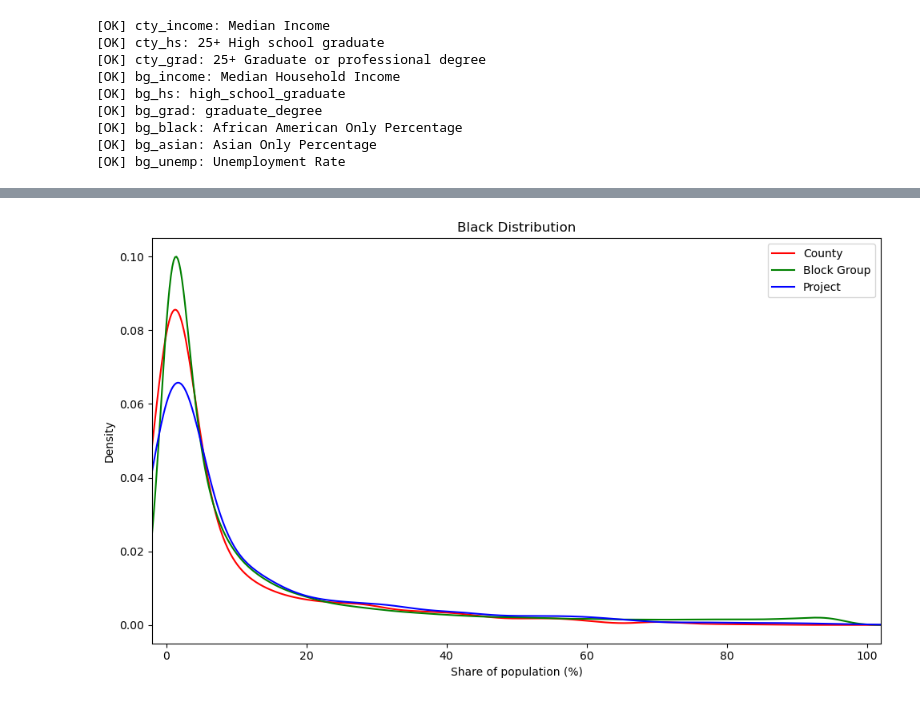
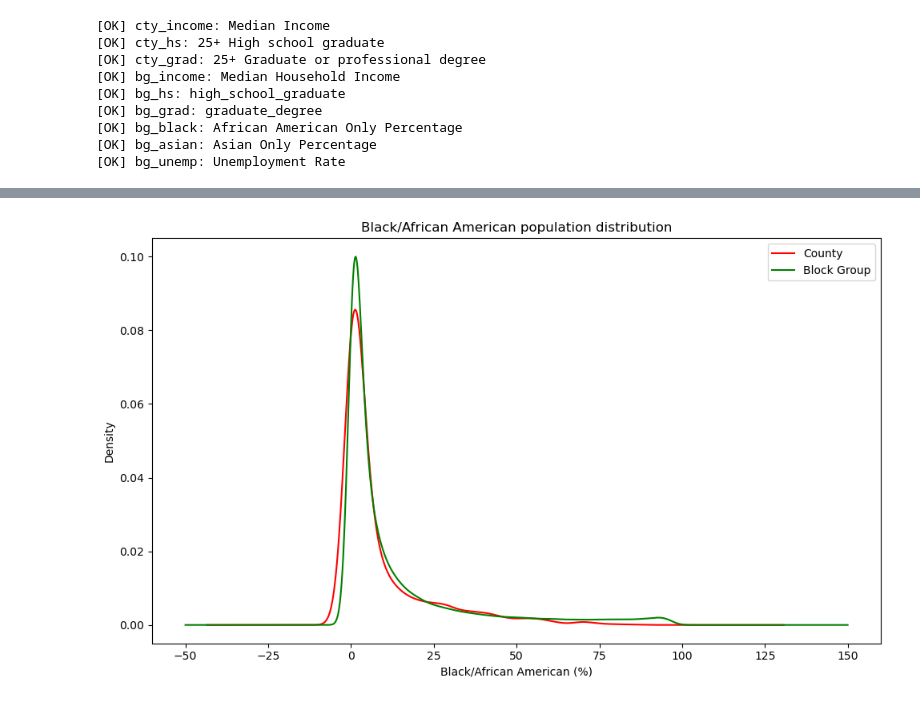
Before and after one commit to laurenthanhvo/solar-NIMBY, a Jupyter notebook: visualizations/social_factor_statistics.ipynb, the cells around one changed output, grey strips where cells are left out. Saved outputs shown, nothing was run; the diff lists cells and outputs as text; code cells hidden in the pictures.

Commit message:
project level updates

```diff
--- a/visualizations/social_factor_statistics.ipynb
+++ b/visualizations/social_factor_statistics.ipynb
@@ -307,10 +315,14 @@ cty_social_small = cty_social_small.rename(columns={
     cty_unemp_col: "Unemployment"
 })
 
-# Convert BG race from 0–1 decimals to 0–100 percent
-for col in ["Black", "Asian"]:
-    if col in bg_social.columns:
-        bg_social[col] = pd.to_numeric(bg_social[col], errors="coerce") * 100
+# Convert race columns from 0–1 decimals to 0–100 percent (BG + County)
+for df_ in [bg_social, cty_social_small]:
+    for col in ["Black", "Asian"]:
+        if col in df_.columns:
+            s = pd.to_numeric(df_[col], errors="coerce")
+            # only convert if it still looks like a fraction
+            if s.max(skipna=True) <= 1.5:
+                df_[col] = s * 100
 
 display(bg_social.head())
 display(cty_social_small.head())
@@ -384,31 +379,34 @@ import matplotlib.pyplot as plt
 
 factors = ["Income", "HS_Education", "Grad_Education", "Black", "Asian", "Unemployment"]
 
+FACTOR_LABELS = {
+    "Income": "Median household income (USD)",
+    "HS_Education": "High school graduates, age 25+ (%)",
+    "Grad_Education": "Graduate/professional degree, age 25+ (%)",
+    "Black": "Black/African American (%)",
+    "Asian": "Asian (%)",
+    "Unemployment": "Unemployment rate (%)",
+}
+
+TITLE_LABELS = {
+    "Income": "Income distribution",
+    "HS_Education": "High school education distribution (25+)",
+    "Grad_Education": "Graduate education distribution (25+)",
+    "Black": "Black/African American population distribution",
+    "Asian": "Asian population distribution",
+    "Unemployment": "Unemployment rate distribution",
+}
+
 def safe_series(df, col, *, level=None):
-    """
-    Returns a cleaned numeric Series for KDE plotting.
-    - Unemployment: BG/Project often stored as 0–1 => convert to 0–100 (%)
-    - Race (Black/Asian): may be 0–1 in ANY level => convert to 0–100 (%)
-    """
     if df is None or col not in df.columns:
         return None
 
     s = pd.to_numeric(df[col], errors="coerce").dropna()
-    if s.empty:
-        return None
 
-    # unemployment: BG/project is 0–1 -> percent
-    if col == "Unemployment" and level in ("bg", "project"):
+    # Unemployment: BG is typically 0–1, convert to percent for plotting
+    if col == "Unemployment" and level == "bg":
         if s.max() <= 1.5:
             s = s * 100
-
-    # race: could be 0–1 at ANY level -> percent
-    if col in ("Black", "Asian"):
-        if s.max() <= 1.5:
-            s = s * 100
-
-    if col in ("Black", "Asian"):
-        s = s[(s >= 0) & (s <= 100)]
 
     if len(s) < 10 or s.nunique() < 2:
         return None
@@ -420,25 +418,22 @@ def plot_factor_kde(factor, *, xlim=None, title=None, xlabel=None):
 
     cty = safe_series(cty_social_small, factor, level="county")
     bg  = safe_series(bg_social, factor, level="bg")
-    prj = safe_series(project_social, factor, level="project") if project_social is not None else None
 
-    # Plot KDE curves
     if cty is not None:
         cty.plot(kind="kde", ax=ax, color="red", label="County")
     if bg is not None:
         bg.plot(kind="kde", ax=ax, color="green", label="Block Group")
-    if prj is not None:
-        prj.plot(kind="kde", ax=ax, color="blue", label="Project")
 
+    # Clear axis titles (units-aware)
     ax.set_ylabel("Density")
-    ax.set_xlabel(xlabel if xlabel is not None else factor)
-    ax.set_title(title if title is not None else f"{factor} Distribution")
+    ax.set_xlabel(xlabel if xlabel is not None else FACTOR_LABELS.get(factor, factor))
+
+    # Clear plot titles
+    default_title = TITLE_LABELS.get(factor, f"{factor} distribution")
+    ax.set_title(title if title is not None else default_title)
 
     if xlim is not None:
         ax.set_xlim(xlim)
-    else:
-        if factor in ("Black", "Asian"):
-            ax.set_xlim(-2, 102)  # keep race in % scale visually
 
     handles, labels = ax.get_legend_handles_labels()
     if handles:
@@ -447,27 +442,11 @@ def plot_factor_kde(factor, *, xlim=None, title=None, xlabel=None):
     plt.tight_layout()
     plt.show()
 
-# Main plots
-plot_factor_kde("Income")
-plot_factor_kde("HS_Education")
-plot_factor_kde("Grad_Education")
+# Plot all except unemployment first
+for factor in ["Income", "HS_Education", "Grad_Education", "Black", "Asian"]:
+    plot_factor_kde(factor)
 
-# Race plots (force % axis)
-plot_factor_kde("Black", xlabel="Share of population (%)", xlim=(-2, 102))
-plot_factor_kde("Asian", xlabel="Share of population (%)", xlim=(-2, 102))
-
-# Unemployment plots
-plot_factor_kde(
-    "Unemployment",
-    xlim=(0, 10),
-    title="Unemployment Rate Distribution (Zoom 0–10%)",
-    xlabel="Unemployment Rate (%)",
-)
-
-plot_factor_kde(
-    "Unemployment",
-    xlim=(0, 35),
-    title="Unemployment Rate Distribution (Full 0–35%)",
-    xlabel="Unemployment Rate (%)",
-)
+# Unemployment with explicit ranges
+plot_factor_kde("Unemployment", xlim=(0, 10), title="Unemployment rate distribution (0–10%)")
+plot_factor_kde("Unemployment", xlim=(0, 35), title="Unemployment rate distribution (0–35%)")
 # %% [output]
@@ -477 +456 @@ plot_factor_kde(
-[figure, old version]
+[figure, new version]
```
Also changed, not shown: parts of 7 cells of this notebook, 1 other file.
